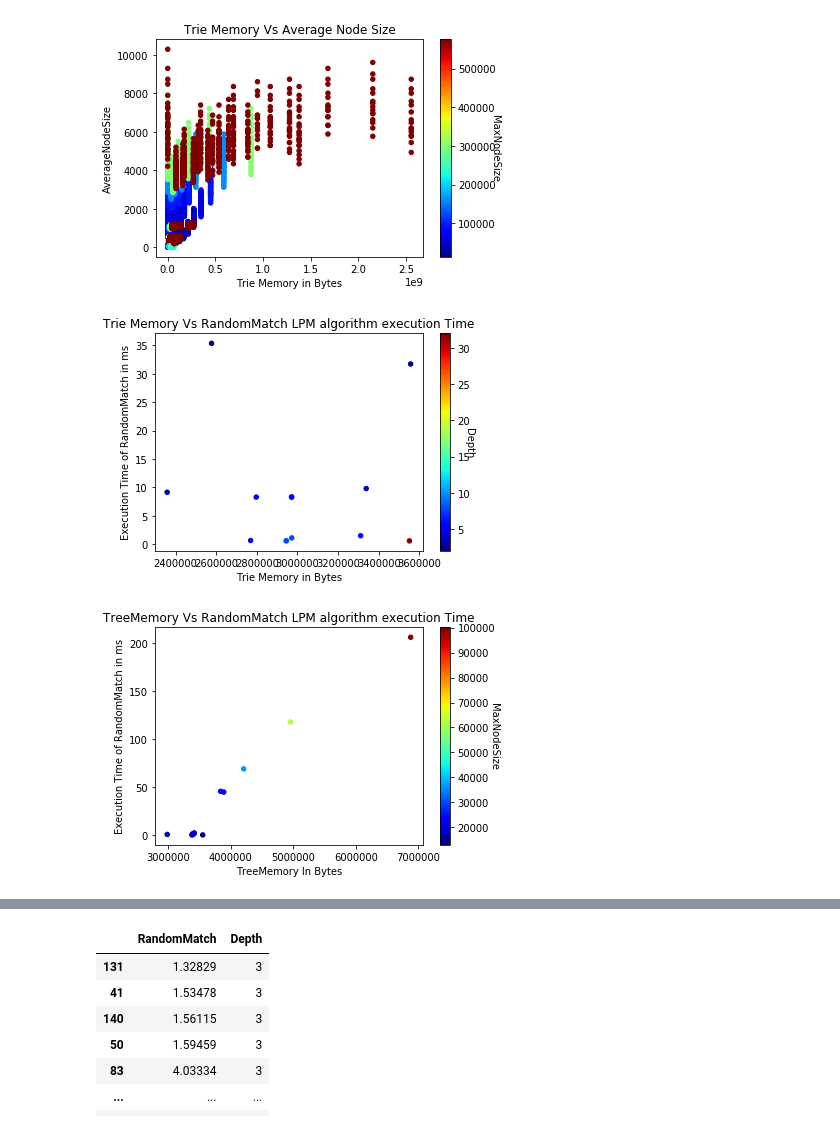
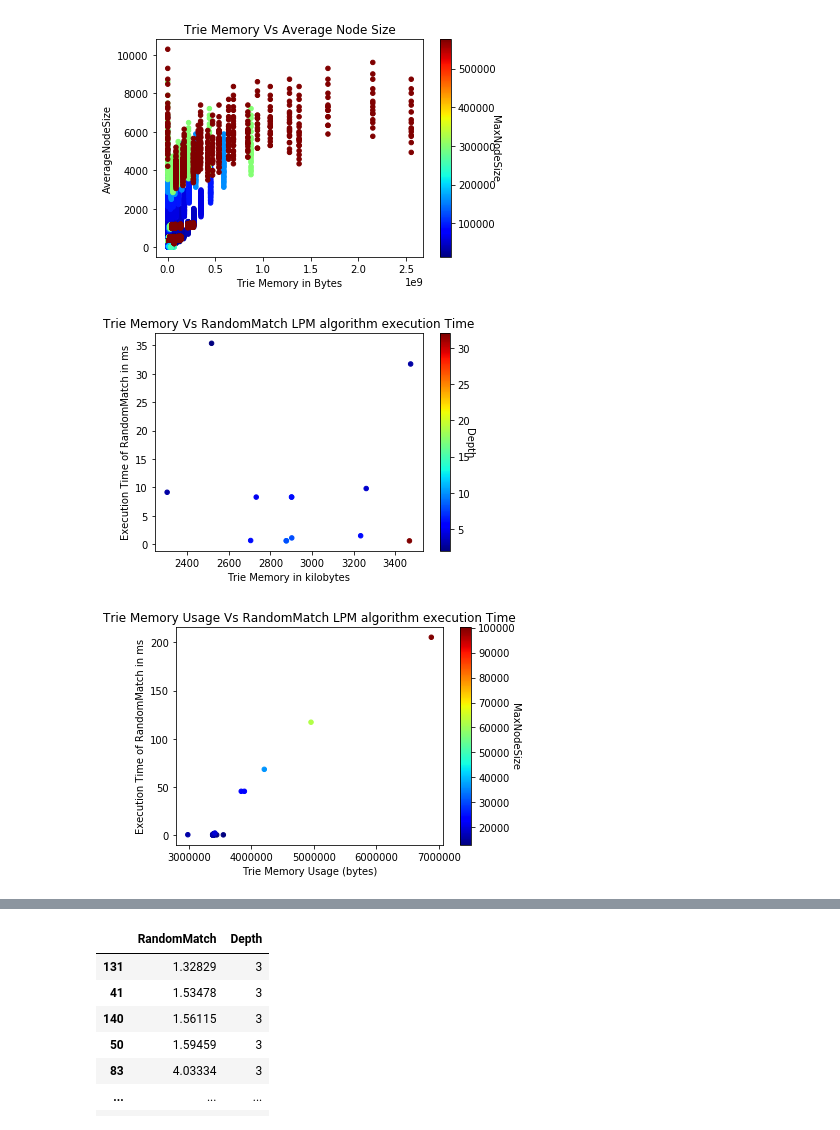
Before and after one commit to matrackif/TrieStrides, a Jupyter notebook: flavors_data_analysis.ipynb, the cells around one changed output, grey strips where cells are left out. Drawn from its saved outputs; the diff is of its cells as text; code cells hidden in the pictures.

Commit message:
Add more data to jupyter and new PFST results

```diff
--- a/flavors_data_analysis.ipynb
+++ b/flavors_data_analysis.ipynb
@@ -327,26 +330,26 @@ clb.set_label('MaxNodeSize', rotation=270)
 [figure]
 # %%
 # Completely random
-x = results_wolant['TreeMemoryUniqueOnly'].values
+x = results_wolant['TreeMemoryUniqueOnly'].values / 1024
 y = results_wolant['RandomMatch'].values
 z = results_wolant['Depth'].values
 plt.title("Trie Memory Vs RandomMatch LPM algorithm execution Time")
-plt.xlabel("Trie Memory in Bytes")
+plt.xlabel("Trie Memory in kilobytes")
 plt.ylabel("Execution Time of RandomMatch in ms")
 plt.scatter(x, y, s=20, c=z, marker='o', cmap = cm.jet)
 clb = plt.colorbar()
 clb.set_label('Depth', rotation=270)
 # %% [output]
-[figure, old version]
+[figure, new version]
 # %%
 x = results_fst['TreeMemoryUniqueOnly'].values
 y = results_fst['RandomMatch'].values
 z = results_fst['MaxNodeSize'].values
-plt.title("TreeMemory Vs RandomMatch LPM algorithm execution Time")
-plt.xlabel("TreeMemory In Bytes")
+plt.title("Trie Memory Usage Vs RandomMatch LPM algorithm execution Time")
+plt.xlabel("Trie Memory Usage (bytes)")
 plt.ylabel("Execution Time of RandomMatch in ms")
 plt.scatter(x, y, s=20, c=z, marker='o', cmap = cm.jet)
 clb = plt.colorbar()
 clb.set_label('MaxNodeSize', rotation=270)
 # %% [output]
-[figure, old version]
+[figure, new version]
```
Also changed, not shown: parts of 16 cells of this notebook, 1 other file.
